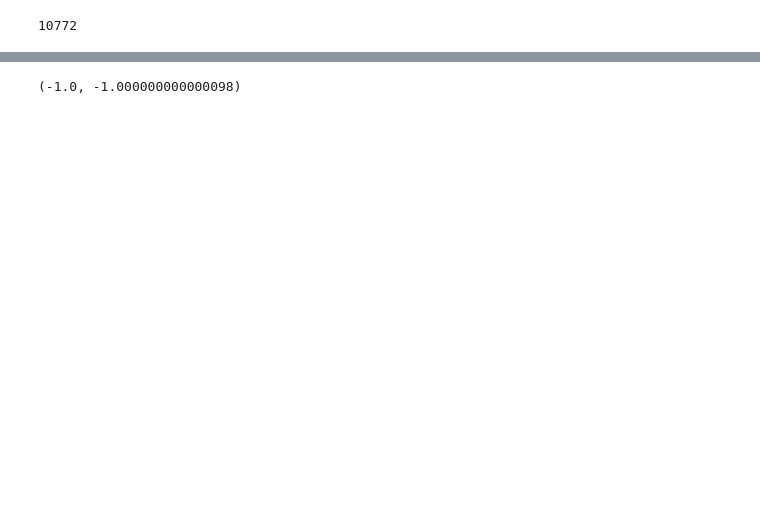
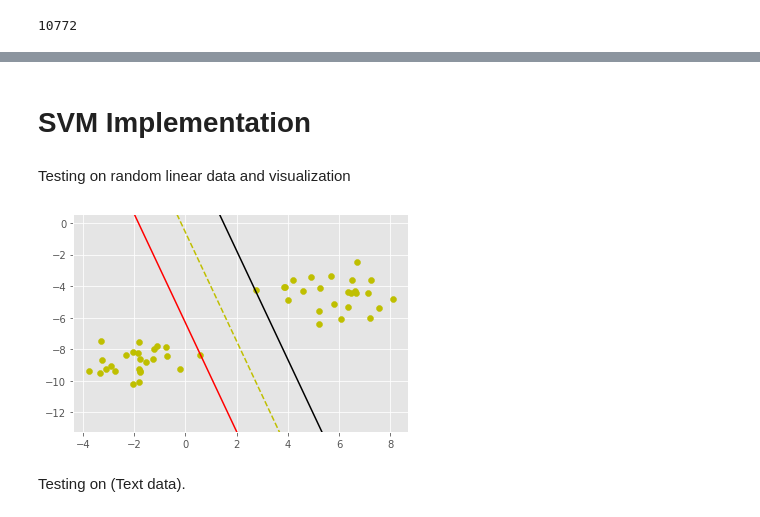
Before and after one commit to YaseenEltahir/Machine-Learning-From-Scratch, a Jupyter notebook: Support_Vector_Machine.ipynb, the cells around one changed output, grey strips where cells are left out. Saved outputs shown, nothing was run; the diff lists cells and outputs as text; code cells hidden in the pictures; blank space fills up the shorter version.

```diff
--- a/Support_Vector_Machine.ipynb
+++ b/Support_Vector_Machine.ipynb
@@ -370,4 +114,12 @@ optimized a step
-# %%
-svm.predict([3,8])
-# %% [output]
-(-1.0, -1.000000000000098)
+# %%
+#finalizing data
+X_train = data_final_representaion[0:399]
+X_test = data_final_representaion[400:499]
+X_train = np.array(X_train)
+X_test = np.array(X_test)
+y_train = np.array(y_train)
+y_test = np.array(y_test)
+y_train = np.where(y_train <= 0, -1, 1)
+y_test = np.where(y_test <= 0, -1, 1)
+# %% [markdown]
+# SVM Implementation
@@ -373,0 +176,58 @@ svm.predict([3,8])
+# %% [markdown]
+Testing on random linear data and visualization
+# %%
+
+# Testing
+if __name__ == "__main__":
+    # Imports
+    from sklearn import datasets
+    import matplotlib.pyplot as plt
+
+    X_linear, y_linear = datasets.make_blobs(
+        n_samples=50, n_features=2, centers=2, cluster_std=1.05, random_state=40
+    )
+    # print(X)
+    y_linear = np.where(y_linear == 0, -1, 1)
+
+    clf = SVM()
+    clf.fit(X_linear, y_linear)
+    # predictions = clf.predict(X)
+
+    # print(clf.w, clf.b)
+
+    def visualize_svm():
+        def get_hyperplane_value(x, w, b, offset):
+            return (-w[0] * x + b + offset) / w[1]
+        X= X_linear
+        fig = plt.figure()
+        ax = fig.add_subplot(1, 1, 1)
+        plt.scatter(X[:, 0], X[:, 1], marker="o", c="y")
+
+        x0_1 = np.amin(X[:, 0])
+        x0_2 = np.amax(X[:, 0])
+        # print(x0_1,x0_2,'#############xx')
+        x1_1 = get_hyperplane_value(x0_1, clf.w, clf.b, 0)
+        x1_2 = get_hyperplane_value(x0_2, clf.w, clf.b, 0)
+        # print(x1_1,x1_2,'#############xx')
+
+        x1_1_m = get_hyperplane_value(x0_1, clf.w, clf.b, -1)
+        x1_2_m = get_hyperplane_value(x0_2, clf.w, clf.b, -1)
+
+        x1_1_p = get_hyperplane_value(x0_1, clf.w, clf.b, 1)
+        x1_2_p = get_hyperplane_value(x0_2, clf.w, clf.b, 1)
+
+        ax.plot([x0_1, x0_2], [x1_1, x1_2], "y--")
+        ax.plot([x0_1, x0_2], [x1_1_m, x1_2_m], "r")
+        ax.plot([x0_1, x0_2], [x1_1_p, x1_2_p], "k")
+
+        x1_min = np.amin(X[:, 1])
+        x1_max = np.amax(X[:, 1])
+        ax.set_ylim([x1_min - 3, x1_max + 3])
+
+        plt.show()
+
+    visualize_svm()
+# %% [output]
+[figure, added]
+# %% [markdown]
+Testing on (Text data).
```
Also changed, not shown: parts of 29 cells of this notebook.
